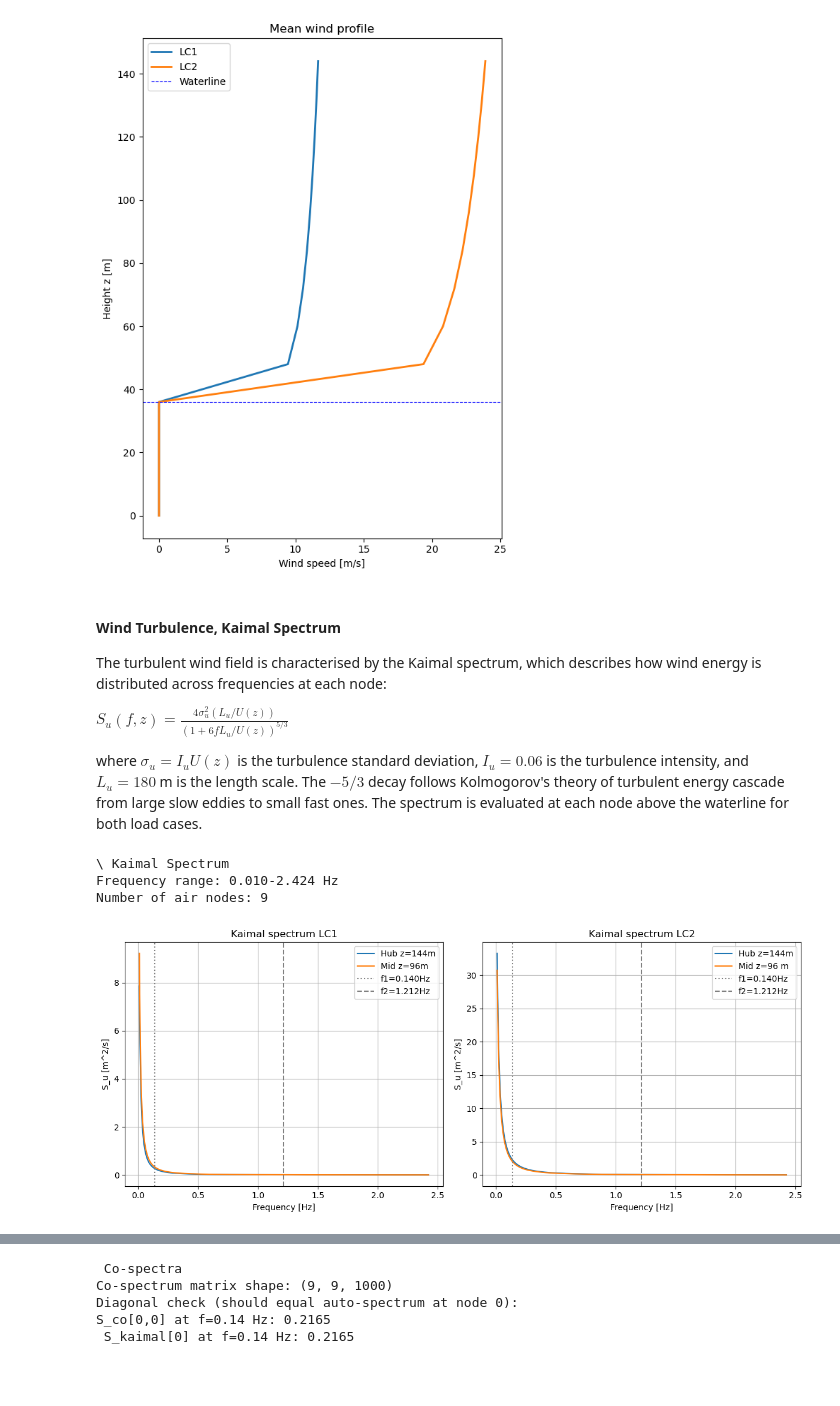
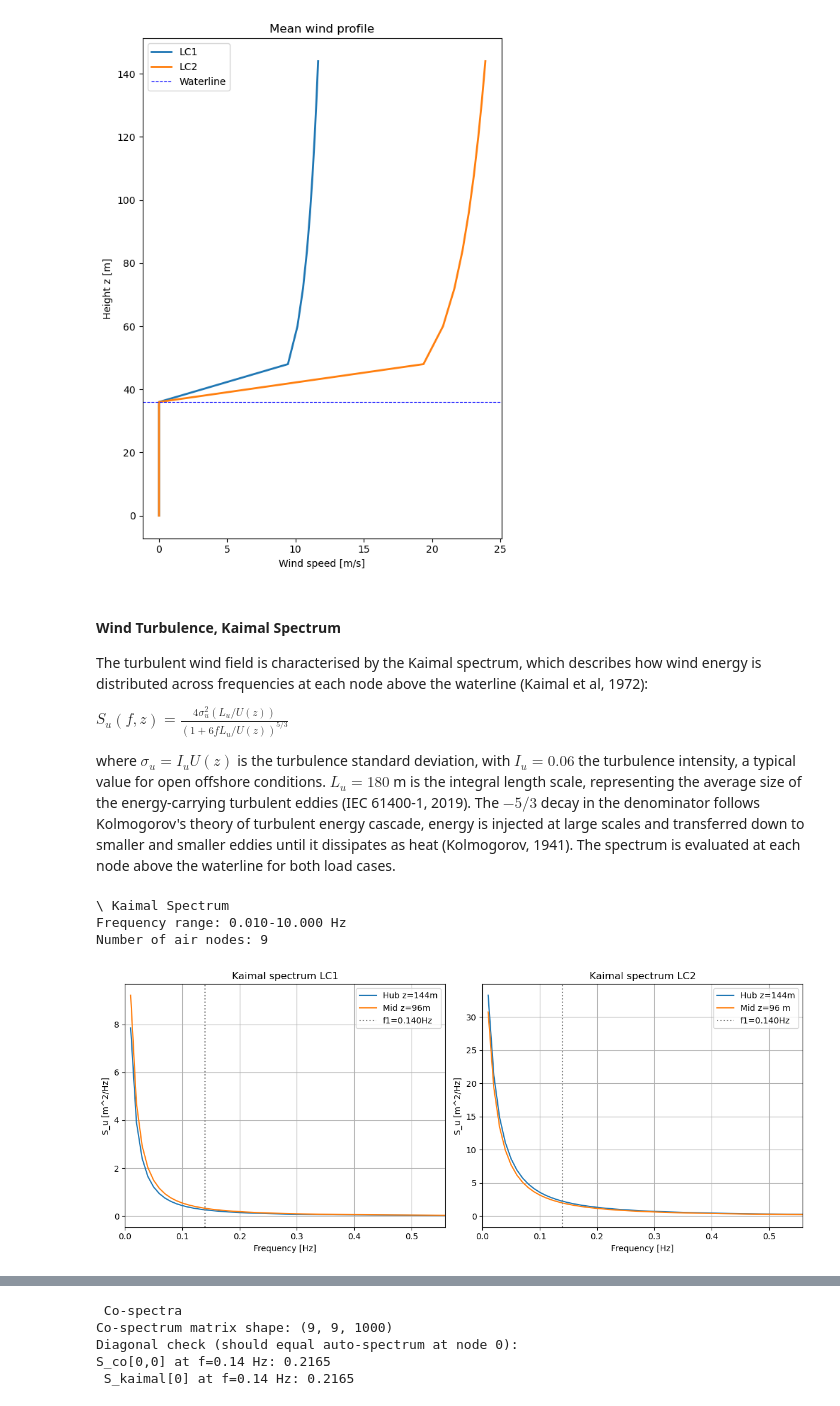
Before and after one commit to josems06-crypto/CIEM5220_WindWaves, a Jupyter notebook: CIEM5220/Windturbine/WindWaveLoads.ipynb, the cells around one changed output, grey strips where cells are left out. Drawn from its saved outputs; the diff is of its cells as text; code cells hidden in the pictures; blank space fills up the shorter version.

```diff
--- a/CIEM5220/Windturbine/WindWaveLoads.ipynb
+++ b/CIEM5220/Windturbine/WindWaveLoads.ipynb
@@ -42,9 +42,9 @@ x=sp.Symbol('x')
 # ====== GEOMETRY & MATERIAL ========
 D_o = 5                          # [m]
 t=0.08                          # [m]
-Di = D0-2*t                     # [m]
-A = np.pi/4*(D0**2-Di**2)       # [m^2]
-I = np.pi/64*(D0**4-Di**4)      # [m^-4]
+Di = D_o-2*t                     # [m]
+A = np.pi/4*(D_o**2-Di**2)       # [m^2]
+I = np.pi/64*(D_o**4-Di**4)      # [m^-4]
 rho = 7850                      # steel [kg/m^3] ##
 E = 210e9                       # [Pa]
 
@@ -55,7 +55,9 @@ Hw=36.0                         # [m]
 Ha=108.0                        # [m]
 L=Hw+Ha                         # [m]
 
-M_nacelle=6e5       # [kg]
+M_nacelle=6e5                   # [kg]
+
+g=9.81                          # [m/s^2]
 # %%
 # ====== ROTOR PARAMETERS ========
 Omega_max=7.6                   # [rpm]
@@ -299,9 +389,9 @@ Update of cross-section properties after sweep with new diameter before assembli
 # %%
 # ==== CROSS-SECTION UPDATE ====
 
-Di=D0-2*t
-A=np.pi/4*(D0**2-Di**2)
-I=np.pi/64*(D0**4-Di**4)
+Di=D_o-2*t
+A=np.pi/4*(D_o**2-Di**2)
+I=np.pi/64*(D_o**4-Di**4)
 EI=E*I
 rhoA=rho*A
 
@@ -672,19 +698,20 @@ plt.show()
 # %% [markdown]
 #### Wind Turbulence, Kaimal Spectrum
 
-The turbulent wind field is characterised by the Kaimal spectrum, which describes how wind energy is distributed across frequencies at each node:
+The turbulent wind field is characterised by the Kaimal spectrum, which describes how wind energy is distributed across frequencies at each node above the waterline (Kaimal et al, 1972):
 
 $S_u(f, z)=\frac{4\sigma_u^2 (L_u/ U(z))}{\left(1+6f L_u / U(z)\right)^{5/3}}$
 
-where $\sigma_u=I_u U(z)$ is the turbulence standard deviation, $I_u=0.06$ is the turbulence intensity, and $L_u=180$ m is the length scale. The $-5/3$ decay follows Kolmogorov's theory of turbulent energy cascade from large slow eddies to small fast ones. The spectrum is evaluated at each node above the waterline for both load cases.
+where $\sigma_u=I_u U(z)$ is the turbulence standard deviation, with $I_u=0.06$ the turbulence intensity, a typical value for open offshore conditions. $L_u=180$ m is the integral length scale, representing the average size of the energy-carrying turbulent eddies (IEC 61400-1, 2019). The $-5/3$ decay in the denominator follows Kolmogorov's theory of turbulent energy cascade, energy is injected at large scales and transferred down to smaller and smaller eddies until it dissipates as heat (Kolmogorov, 1941). The spectrum is evaluated at each node above the waterline for both load cases.
 # %%
 # ===== KAIMAL SPECTRUM ====
-N_freq=1000
-f_max=2*f2                   # twice second natural frequency [Hz]
+
+N_freq=1000                 # number of frequency points for spectral evalutation
+f_max=2*f2                # [Hz] twice the natural frequency to ensure that all relevant energy is captured.
 f_axis=np.linspace(0.01, f_max, N_freq) # [Hz], avoid f=0
 
-I_u=0.06                     # turbulence intensity, offshore [-]
-L_u=180                      # turbulence length scale [m]
+I_u=0.06                     # turbulence intensity, typical offshore value
+L_u=180                      # turbulence length scale [m], typical offshore value
 
 def kaimal(f, U, I_u, L_u):
     sigma_u=I_u*U            # turbulence std dev [m/s]
@@ -704,39 +731,39 @@ for i, node in enumerate(air_nodes):
 
 print(f"\ Kaimal Spectrum")
 print(f"Frequency range: {f_axis[0]:.3f}-{f_axis[-1]:.3f} Hz")
 print(f"Number of air nodes: {len(air_nodes)}")
 
 # plot at hub height (top node) and mid-height for both load cases
 fig, axes= plt.subplots(1, 2, figsize=(12,5))
 axes[0].plot(f_axis, S_kaimal_LC1[--1,:], label=f'Hub z={z_nodes[air_nodes[-1]]:.0f}m')
 axes[0].plot(f_axis, S_kaimal_LC1[len(air_nodes)//2, :],
              label=f"Mid z={z_nodes[air_nodes[len(air_nodes)//2]]:.0f}m")
 axes[0].axvline(f1, color='gray', linestyle=':', label=f'f1={f1:.3f}Hz')
-axes[0].axvline(f2, color='gray', linestyle='--', label=f'f2={f2:.3f}Hz')
 axes[0].set_xlabel('Frequency [Hz]')
-axes[0].set_ylabel('S_u [m^2/s]')
+axes[0].set_ylabel('S_u [m^2/Hz]')
+axes[0].set_xlim(0,4*f1)
 axes[0].set_title('Kaimal spectrum LC1')
 axes[0].legend()
 axes[0].grid(True)
 
 axes[1].plot(f_axis, S_kaimal_LC2[-1, :], label=f'Hub z={z_nodes[air_nodes[-1]]:.0f}m')
 axes[1].plot(f_axis, S_kaimal_LC2[len(air_nodes)//2, :],
              label=f'Mid z={z_nodes[air_nodes[len(air_nodes)//2]]:.0f} m')
 axes[1].axvline(f1, color='gray', linestyle=':', label=f'f1={f1:.3f}Hz')
-axes[1].axvline(f2, color='gray', linestyle='--', label=f'f2={f2:.3f}Hz')
 axes[1].set_xlabel('Frequency [Hz]')
-axes[1].set_ylabel('S_u [m^2/s]')
+axes[1].set_ylabel('S_u [m^2/Hz]')
+axes[1].set_xlim(0,4*f1)
 axes[1].set_title('Kaimal spectrum LC2')
 axes[1].legend()
 axes[1].grid(True)
 
 plt.tight_layout()
 plt.show()
 # %% [output]
 \ Kaimal Spectrum
-Frequency range: 0.010-2.424 Hz
+Frequency range: 0.010-10.000 Hz
 Number of air nodes: 9
-[figure, old version]
+[figure, new version]
 # %% [markdown]
 #### Spatial Correlation, Co-Spectrum
 
```
Also changed, not shown: parts of 19 cells of this notebook, 2 other files.
